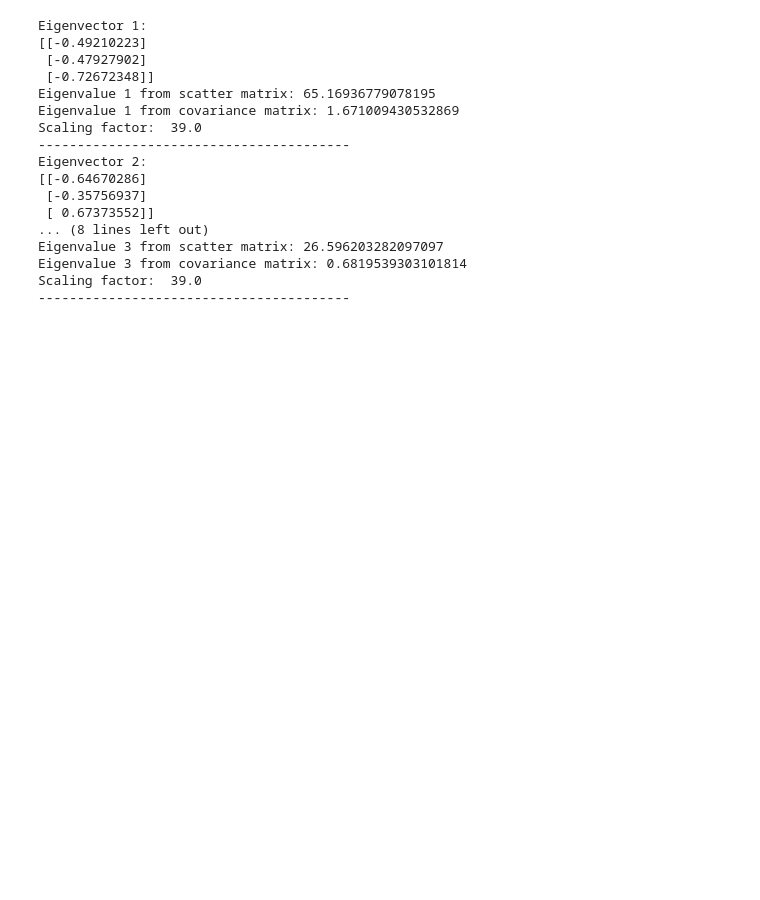
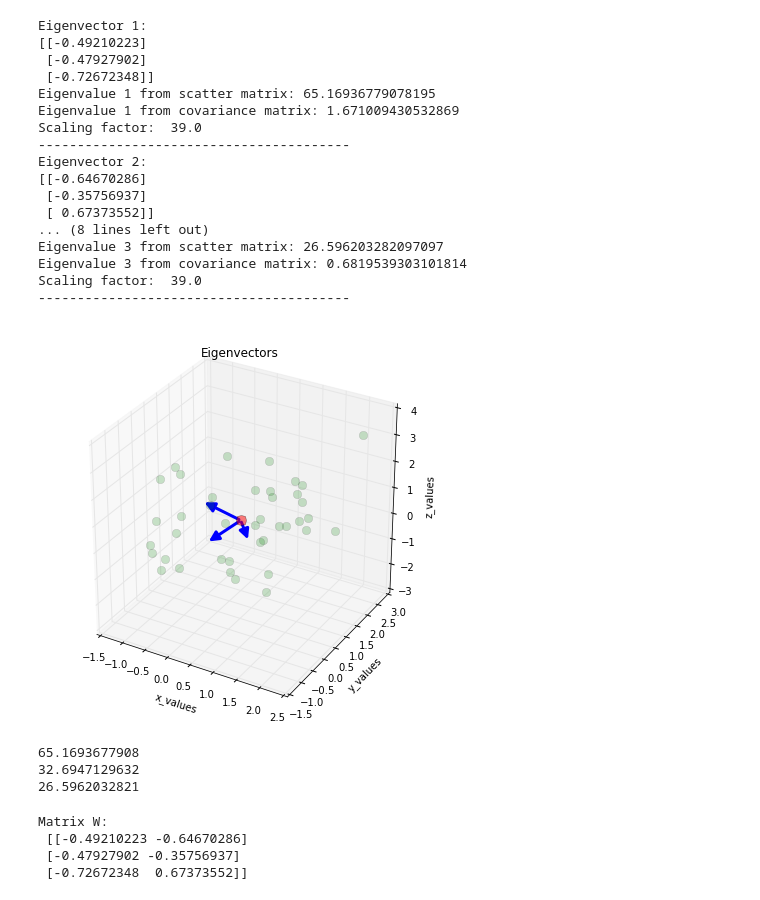
Before and after one commit to mlg3672/pca, a Jupyter notebook: pca_notes.ipynb, the cells around one changed output. Cells and saved outputs as stored; diff of their text form; code cells hidden in the pictures; blank space fills up the shorter version.

```diff
--- a/pca_notes.ipynb
+++ b/pca_notes.ipynb
@@ -144,0 +155,43 @@ Scaling factor:  39.0
+# %%
+%matplotlib inline
+
+from matplotlib import pyplot as plt
+from mpl_toolkits.mplot3d import Axes3D
+from mpl_toolkits.mplot3d import proj3d
+from matplotlib.patches import FancyArrowPatch
+
+
+class Arrow3D(FancyArrowPatch):
+    def __init__(self, xs, ys, zs, *args, **kwargs):
+        FancyArrowPatch.__init__(self, (0,0), (0,0), *args, **kwargs)
+        self._verts3d = xs, ys, zs
+
+    def draw(self, renderer):
+        xs3d, ys3d, zs3d = self._verts3d
+        xs, ys, zs = proj3d.proj_transform(xs3d, ys3d, zs3d, renderer.M)
+        self.set_positions((xs[0],ys[0]),(xs[1],ys[1]))
+        FancyArrowPatch.draw(self, renderer)
+
+fig = plt.figure(figsize=(7,7))
+ax = fig.add_subplot(111, projection='3d')
+
+ax.plot(all_samples[0,:], all_samples[1,:], all_samples[2,:],
+        'o', markersize=8, color='green', alpha=0.2)
+ax.plot([mean_x], [mean_y], [mean_z],
+        'o', markersize=10, color='red', alpha=0.5)
+for v in eig_vec_sc.T:
+    a = Arrow3D([mean_x, v[0]+mean_x],
+                [mean_y, v[1]+mean_y],
+                [mean_z, v[2]+mean_z],
+                mutation_scale=20, lw=3, arrowstyle="-|>", color="b")
+
+    ax.add_artist(a)
+ax.set_xlabel('x_values')
+ax.set_ylabel('y_values')
+ax.set_zlabel('z_values')
+
+plt.title('Eigenvectors')
+
+plt.show()
+# %% [output]
+[figure, added]
@@ -144,0 +204,16 @@ Scaling factor:  39.0
+# %%
+# Make a list of (eigenvalue, eigenvector) tuples
+eig_pairs = [(np.abs(eig_val_sc[i]), eig_vec_sc[:,i])
+             for i in range(len(eig_val_sc))]
+
+# Sort the (eigenvalue, eigenvector) tuples from high to low
+eig_pairs.sort()
+eig_pairs.reverse()
+
+# Visually confirm that the list is correctly sorted by decreasing eigenvalues
+for i in eig_pairs:
+    print(i[0])
+# %% [output]
+65.1693677908
+32.6947129632
+26.5962032821
@@ -144,0 +222,9 @@ Scaling factor:  39.0
+# %%
+matrix_w = np.hstack((eig_pairs[0][1].reshape(3,1),
+                      eig_pairs[1][1].reshape(3,1)))
+print('Matrix W:\n', matrix_w)
+# %% [output]
+Matrix W:
+ [[-0.49210223 -0.64670286]
+ [-0.47927902 -0.35756937]
+ [-0.72672348  0.67373552]]
```
Also changed, not shown: parts of 13 cells of this notebook.
